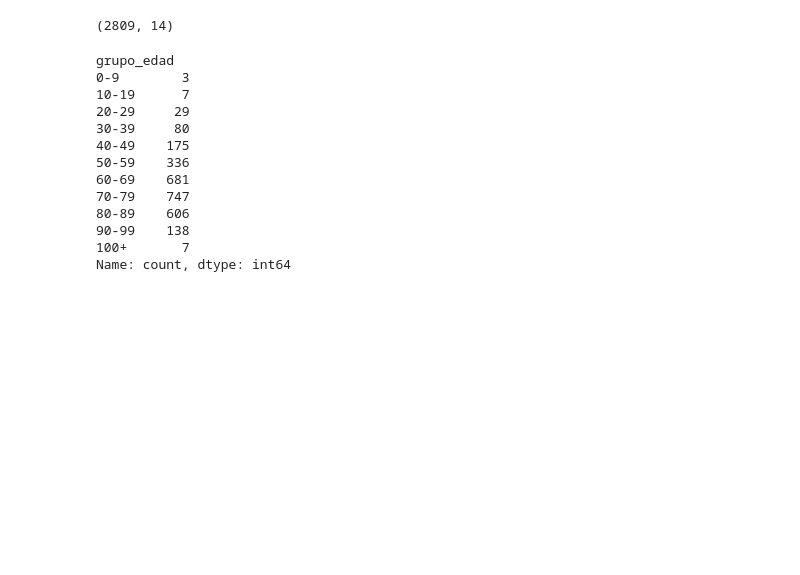
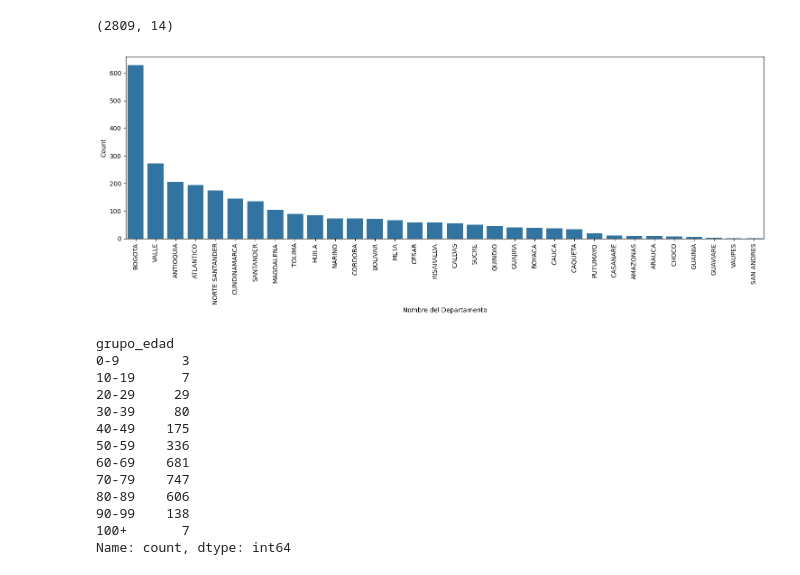
Before and after one commit to 4GeeksAcademy/remelop_Machine_Learning_Final_Project, a Jupyter notebook: src/Final_Project.ipynb, the cells around one changed output. Saved outputs shown, nothing was run; the diff lists cells and outputs as text; code cells hidden in the pictures; blank space fills up the shorter version.

```diff
--- a/src/Final_Project.ipynb
+++ b/src/Final_Project.ipynb
@@ -627,6 +628,16 @@ fallecidos_df.head()
 fallecidos_df.shape
 # %% [output]
 (2809, 14)
+# %%
+departamento_nom = fallecidos_df["departamento_nom"].value_counts()
+# %%
+plt.figure(figsize=(15,6))
+sns.barplot(x=departamento_nom.index, y=departamento_nom.values).set(xlabel = "Nombre del Departamento", ylabel = "Count", title = None)
+plt.xticks(rotation=90)
+plt.tight_layout()
+plt.show()
+# %% [output]
+[figure, added]
 # %%
 grupo_fallecidos = fallecidos_df['grupo_edad'].value_counts().sort_index()
 grupo_fallecidos
```
Also changed, not shown: parts of 3 cells of this notebook.
